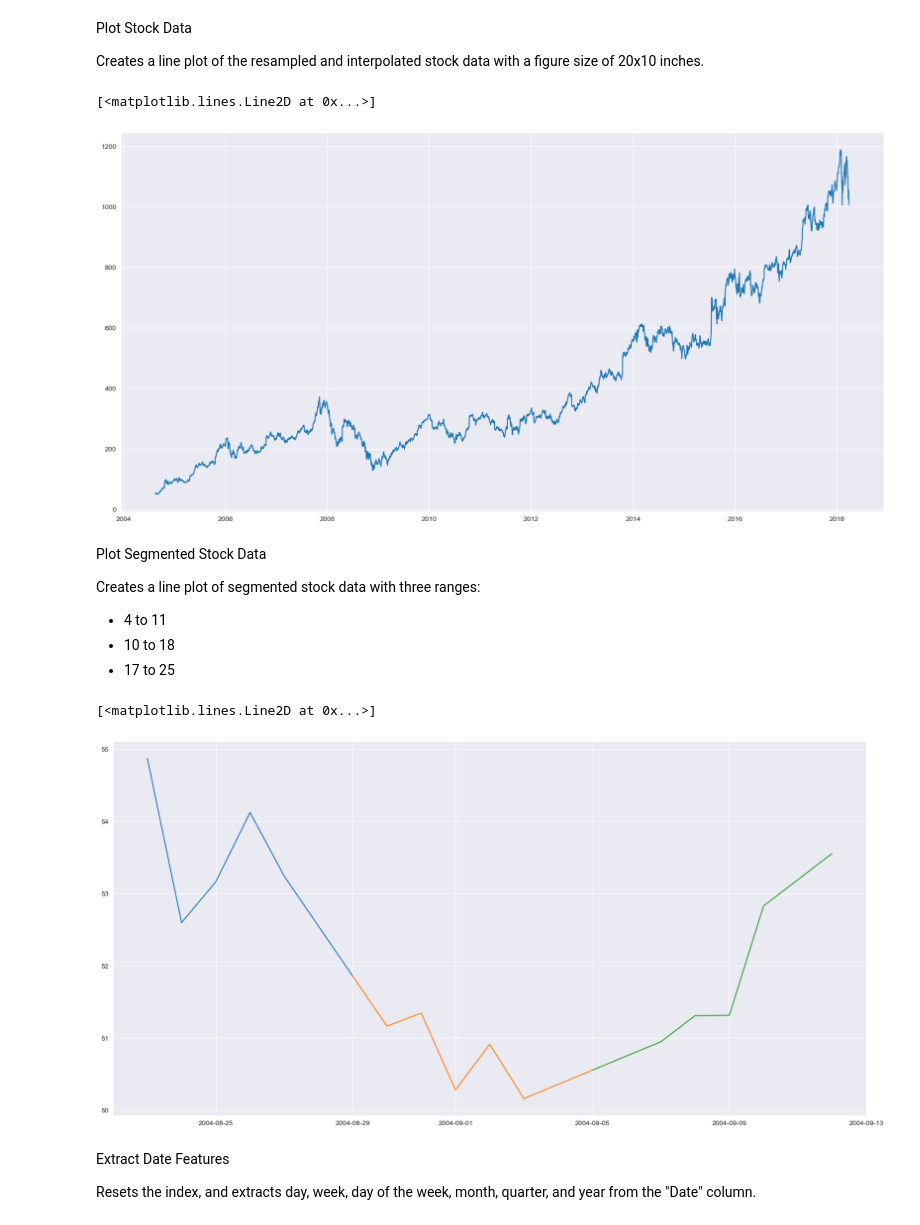
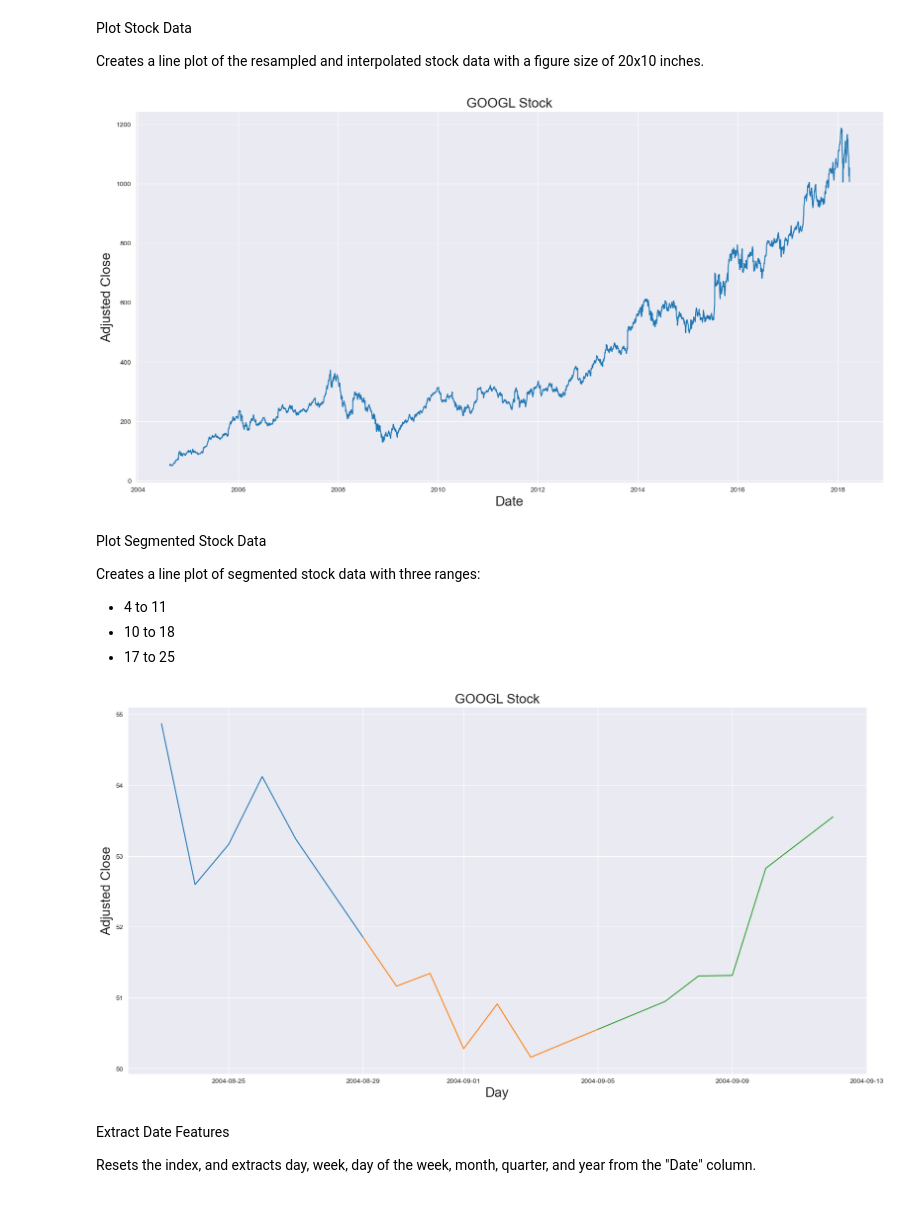
Before and after one commit to TheMentorIo/GOOGL_Stock_Prediction, a Jupyter notebook: GOOGLStockPrediction.ipynb, the cells around one changed output. Drawn from its saved outputs; the diff is of its cells as text; code cells hidden in the pictures.

```diff
--- a/GOOGLStockPrediction.ipynb
+++ b/GOOGLStockPrediction.ipynb
@@ -25,7 +25,7 @@ Load and Inspect Google Stock Data
 
 Loads Google stock data from a CSV file and displays its information.
 # %%
-df = pd.read_csv("GOOGL.csv")
+df = pd.read_csv("data/GOOGL.csv")
 df.info()
 # %% [output]
 <class 'pandas.core.frame.DataFrame'>
@@ -79,9 +79,12 @@ Creates a line plot of the resampled and interpolated stock data with a figure s
 # %%
 plt.figure(figsize=(20, 10))
 plt.plot(data)
+plt.title("GOOGL Stock",size=20)
+plt.xlabel("Date",size=20)
+plt.ylabel("Adjusted Close",size=20)
+plt.savefig("img/GOOGL.png")
 # %% [output]
-[<matplotlib.lines.Line2D at 0x...>]
-[figure, old version]
+[figure, new version]
 # %% [markdown]
 Plot Segmented Stock Data
 
@@ -94,9 +97,12 @@ plt.figure(figsize=(20, 10))
 plt.plot(data[4:11])
 plt.plot(data[10:18])
 plt.plot(data[17:25])
+plt.title("GOOGL Stock",size=20)
+plt.xlabel("Day",size=20)
+plt.ylabel("Adjusted Close",size=20)
+plt.savefig("img/GOOGL_Day.png")
 # %% [output]
-[<matplotlib.lines.Line2D at 0x...>]
-[figure, old version]
+[figure, new version]
 # %% [markdown]
 Extract Date Features
 
```
Also changed, not shown: parts of 6 cells of this notebook, 1 other file.
